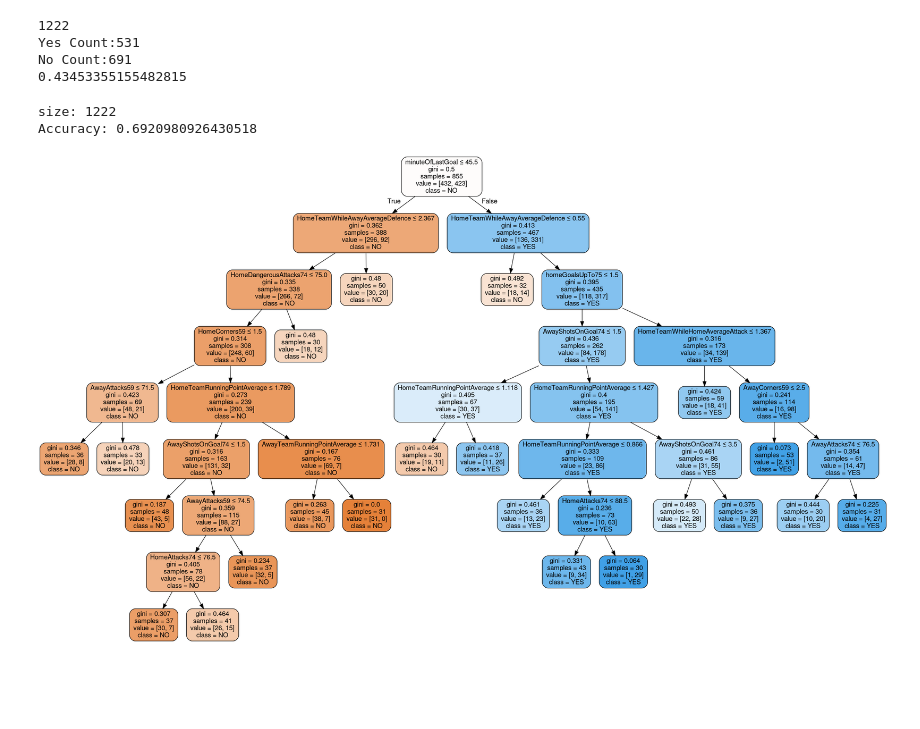
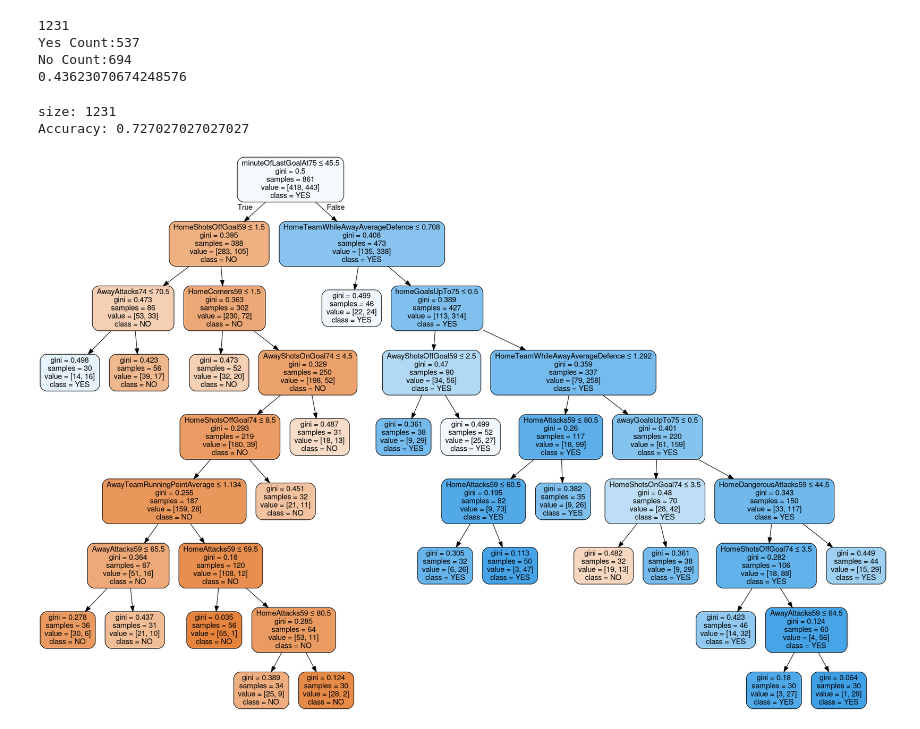
Before and after one commit to athanikos/FootBotStore, a Jupyter notebook: jupyter/GoalScoredAt75DecTree.ipynb, the cells around one changed output. Saved outputs shown, nothing was run; the diff lists cells and outputs as text; code cells hidden in the pictures; blank space fills up the shorter version.

```diff
--- a/jupyter/GoalScoredAt75DecTree.ipynb
+++ b/jupyter/GoalScoredAt75DecTree.ipynb
@@ -52,7 +52,7 @@ df = df[[
                                         ,'reddifferenceAt45'
 
                                         ,'resultChangedAt45'
-                                        ,'minuteOfLastGoal'
+                                        ,'minuteOfLastGoalAt75'
 
 
                                         ,'AwayAttacks74'
@@ -101,10 +101,10 @@ print( "Yes Count:" +  str(len(dfYes)) )
 print( "No Count:" + str(len(dfNo)) )
 print(len(dfYes) / (len(dfNo)+len(dfYes)))
 # %% [output]
-1222
-Yes Count:531
-No Count:691
-0.43453355155482815
+1231
+Yes Count:537
+No Count:694
+0.43623070674248576
 # %%
 import pandas as pd
 from sklearn.tree import DecisionTreeClassifier # Import Decision Tree Classifier
@@ -136,7 +136,7 @@ feature_cols = [
                                         ,'awayGoalsUpTo75'
                                         ,'homeyellowUpTo75'
                                         ,'awayyellowUpTo75'
-                                        ,'minuteOfLastGoal'
+                                        ,'minuteOfLastGoalAt75'
 
 
                                         ,'AwayAttacks74'
@@ -169,33 +169,33 @@ feature_cols = [
 
                                         ,'AwayTeamRunningPointAverage'
                                         ,'HomeTeamRunningPointAverage'
                                         ,'HomeTeamWhileHomeAverageAttack'
                                         ,'HomeTeamWhileAwayAverageDefence'
                                         ,'AwayTeamWhileAwayAverageAttack'
                                         ,'AwayTeamWhileAwayAverageDefence'
 
 
                ]
 
 X = df[feature_cols] # Features
 y = df.twoGoalsScoredLast45 # Target variable
 
 X_train, X_test, y_train, y_test = train_test_split(X, y, test_size=0.3) # 70% training and 30% test
 
 # Create Decision Tree classifer object
 clf = DecisionTreeClassifier(criterion="gini",max_depth=17,min_samples_leaf =30)
 
 # Train Decision Tree Classifer
 clf = clf.fit(X_train,y_train)
 
 y_pred = clf.predict(X_test)
 
 
 print("size:",len(df))
 print("Accuracy:",metrics.accuracy_score(y_test, y_pred))
 
 plot_decision_tree(clf, X_train.columns,['NO','YES'])
 # %% [output]
-size: 1222
-Accuracy: 0.6920980926430518
+size: 1231
+Accuracy: 0.727027027027027
-[figure, old version]
+[figure, new version]
```
Also changed, not shown: parts of 1 cell of this notebook.
